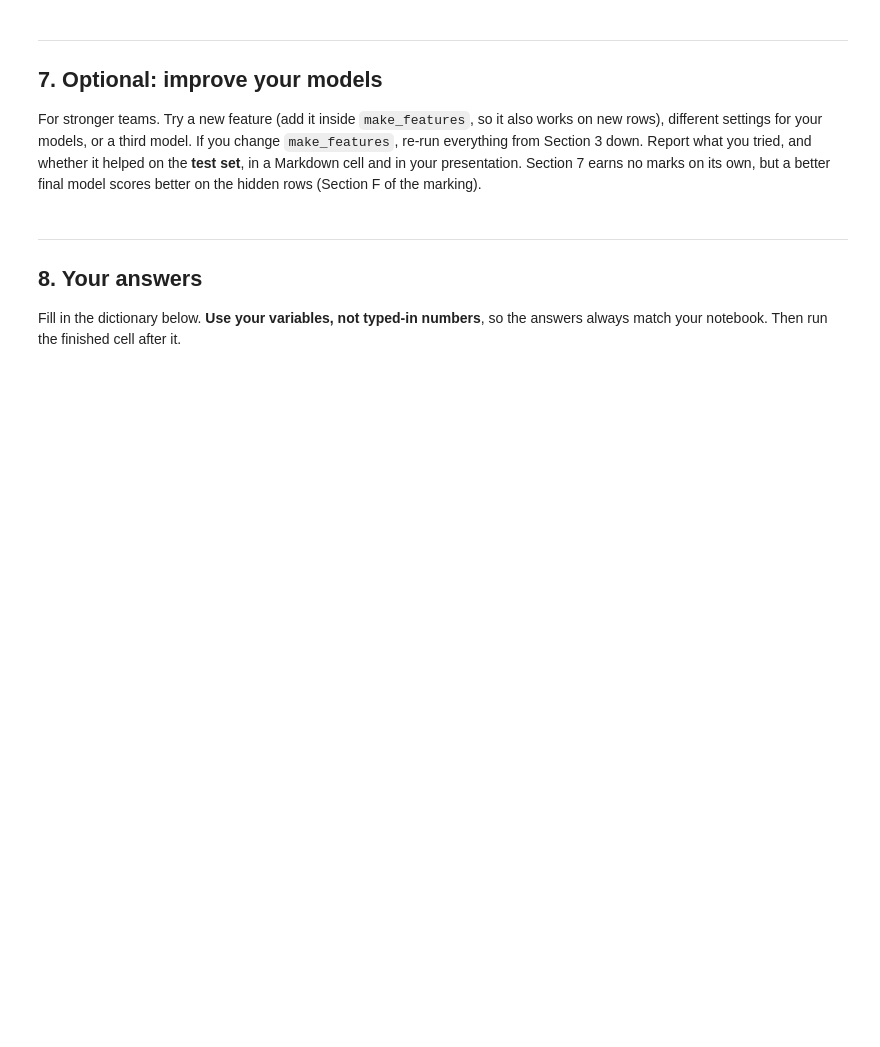
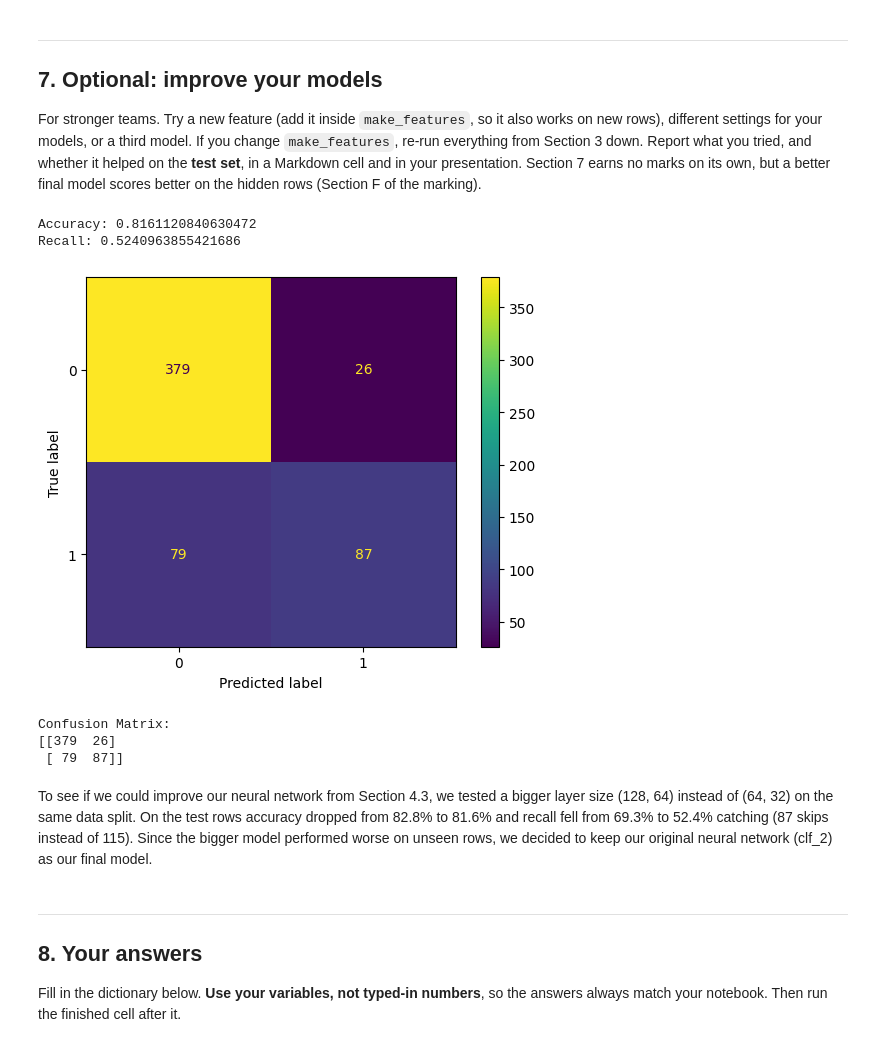
Before and after one commit to haya-12/AI-CA2, a Jupyter notebook: CA2_MON02_music.ipynb, the cells around one changed output. Drawn from its saved outputs; the diff is of its cells as text; code cells hidden in the pictures; blank space fills up the shorter version.

Commit message:
added section 7

```diff
--- a/CA2_MON02_music.ipynb
+++ b/CA2_MON02_music.ipynb
@@ -648,7 +648,40 @@ We recommend using the models to improve music recommendations to customers but
 
 For stronger teams. Try a new feature (add it inside `make_features`, so it also works on new rows), different settings for your models, or a third model. If you change `make_features`, re-run everything from Section 3 down. Report what you tried, and whether it helped on the **test set**, in a Markdown cell and in your presentation. Section 7 earns no marks on its own, but a better final model scores better on the hidden rows (Section F of the marking).
 # %%
-# Optional: your improvements (leave empty if you don't try any)
+#Import your second classifier, create clf_3, train it, and predict the test set into yc_pred_2
+from sklearn.neural_network import MLPClassifier
+
+clf_3 = MLPClassifier(
+    hidden_layer_sizes=(128, 64),
+    max_iter=1000,
+    early_stopping=True,
+    random_state=42
+)
+
+clf_3.fit(X_train_scaled, yc_train)
+
+yc_pred_3 = clf_3.predict(X_test_scaled)
+
+
+
+#Print the accuracy and recall of clf_3, and draw its confusion matrix
+print("Accuracy:", accuracy_score(yc_test, yc_pred_3))
+print("Recall:", recall_score(yc_test, yc_pred_3))
+
+ConfusionMatrixDisplay.from_predictions(yc_test, yc_pred_3)
+plt.show()
+
+print("Confusion Matrix:")
+print(confusion_matrix(yc_test, yc_pred_3))
+# %% [output]
+Accuracy: 0.8161120840630472
+Recall: 0.5240963855421686
+[figure, added]
+Confusion Matrix:
+[[379  26]
+ [ 79  87]]
+# %% [markdown]
+To see if we could improve our neural network from Section 4.3, we tested a bigger layer size (128, 64) instead of (64, 32) on the same data split. On the test rows accuracy dropped from 82.8% to 81.6% and recall fell from 69.3% to 52.4% catching (87 skips instead of 115). Since the bigger model performed worse on unseen rows, we decided to keep our original neural network (clf_2) as our final model.
 # %% [markdown]
 ---
 ## 8. Your answers
```
Also changed, not shown: parts of 2 cells of this notebook.
